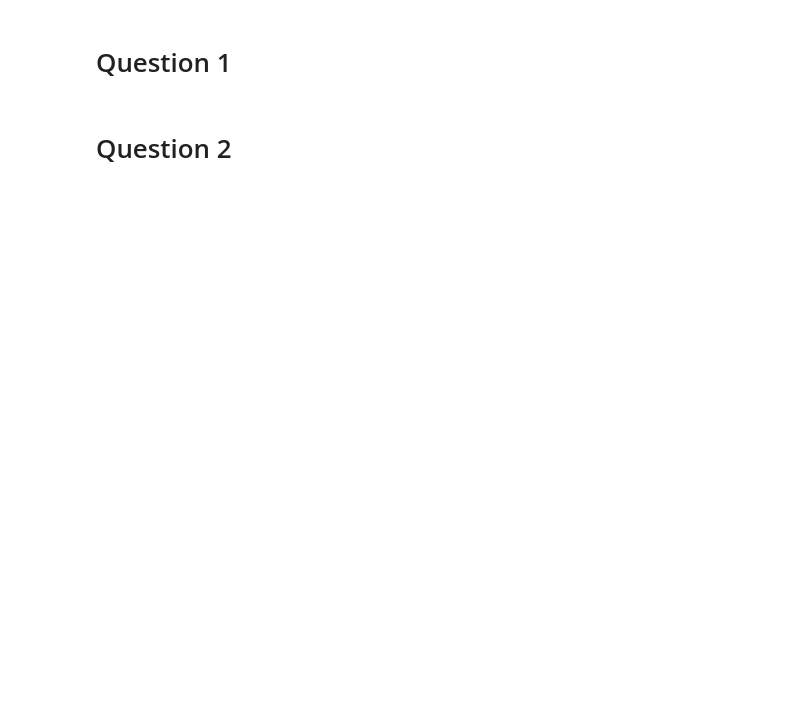
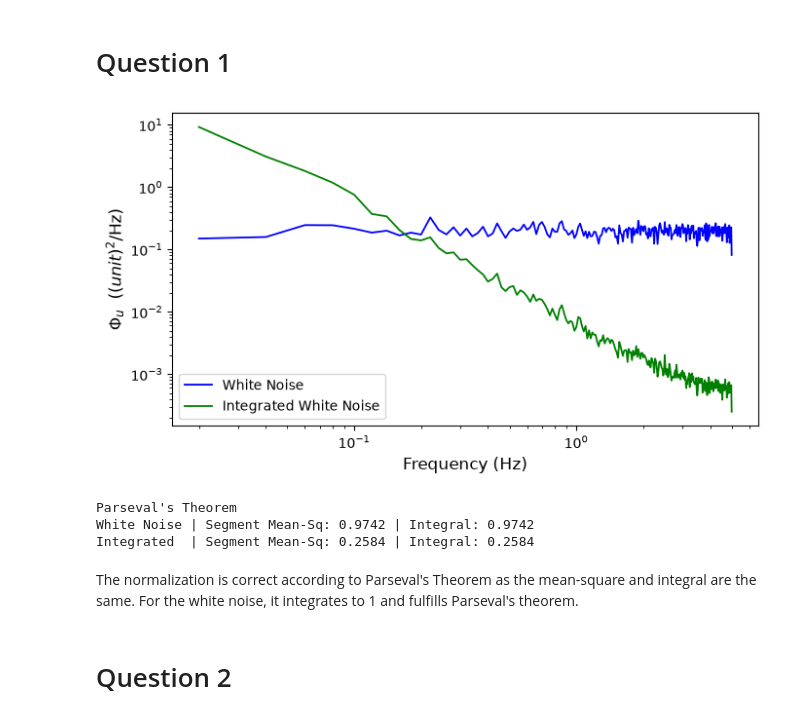
Before and after one commit to liloryan/SIO221a_Github_code_2026, a Jupyter notebook: homework/hw6/hw6.ipynb, the cells around one changed output. Saved outputs shown, nothing was run; the diff lists cells and outputs as text; code cells hidden in the pictures; blank space fills up the shorter version.

```diff
--- a/homework/hw6/hw6.ipynb
+++ b/homework/hw6/hw6.ipynb
@@ -20,3 +26,3 @@ def segmenter(x, window=500, step =250): #got numbers by converting 30 and 60 da
 # %%
-dataSeg = segmenter(data)
-intSeg = segmenter(intData)
+dataSeg = detrend(segmenter(data), axis = 0)
+intSeg = detrend(segmenter(intData), axis = 0)
@@ -31,2 +29,48 @@ print(f'{M} segments of {pseg} points, df goes from {df:.5f} to {dfb:.5f}
+# %%
+fn = 1 / 2 / dt
+Tb = dt * pseg
+dfb = 1 / Tb
+fb = np.arange(0, fn + dfb / 2, dfb)
+# %%
+#non-time integrated
+b = np.fft.fft(dataSeg, axis=0)
+amp_b = np.abs(b[:pseg//2 + 1, :])**2 / pseg**2
+amp_b[1:-1, :] = amp_b[1:-1, :]*2
+
+amp_b = amp_b / dfb
+
+myspec = np.mean(amp_b, axis=1)
+# %%
+c = np.fft.fft(intSeg, axis=0)
+amp_c = np.abs(c[:pseg//2 + 1, :])**2 / pseg**2
+amp_c[1:-1, :] = amp_c[1:-1, :]*2
+
+amp_c = amp_c / dfb
+
+myspec_c = np.mean(amp_c, axis=1)
+# %%
+plt.figure(figsize=(7, 4))
+
+plt.loglog(fb[1:], myspec[1:], color='blue', linewidth=1.3, label='White Noise')
+plt.loglog(fb[1:], myspec_c[1:], color='green', linewidth=1.3, label='Integrated White Noise')
+
+plt.xlabel('Frequency (Hz)', fontsize=12)
+plt.ylabel(r'$\Phi_u$  ($(unit)^2$/Hz)', fontsize=12)
+
+plt.legend(loc='lower left', fontsize=10)
+plt.tight_layout()
+plt.show()
+# %% [output]
+[figure, added]
+# %%
+print("Parseval's Theorem")
+print(f"White Noise | Segment Mean-Sq: {np.mean(dataSeg**2):.4f} | Integral: {np.sum(myspec)*dfb:.4f}")
+print(f"Integrated  | Segment Mean-Sq: {np.mean(intSeg**2):.4f} | Integral: {np.sum(myspec_c)*dfb:.4f}")
+# %% [output]
+Parseval's Theorem
+White Noise | Segment Mean-Sq: 0.9742 | Integral: 0.9742
+Integrated  | Segment Mean-Sq: 0.2584 | Integral: 0.2584
+# %% [markdown]
+The normalization is correct according to Parseval's Theorem as the mean-square and integral are the same. For the white noise, it integrates to 1 and fulfills Parseval's theorem.
 # %% [markdown]
 # Question 2
```
Also changed, not shown: parts of 35 cells of this notebook, 1 other file.
